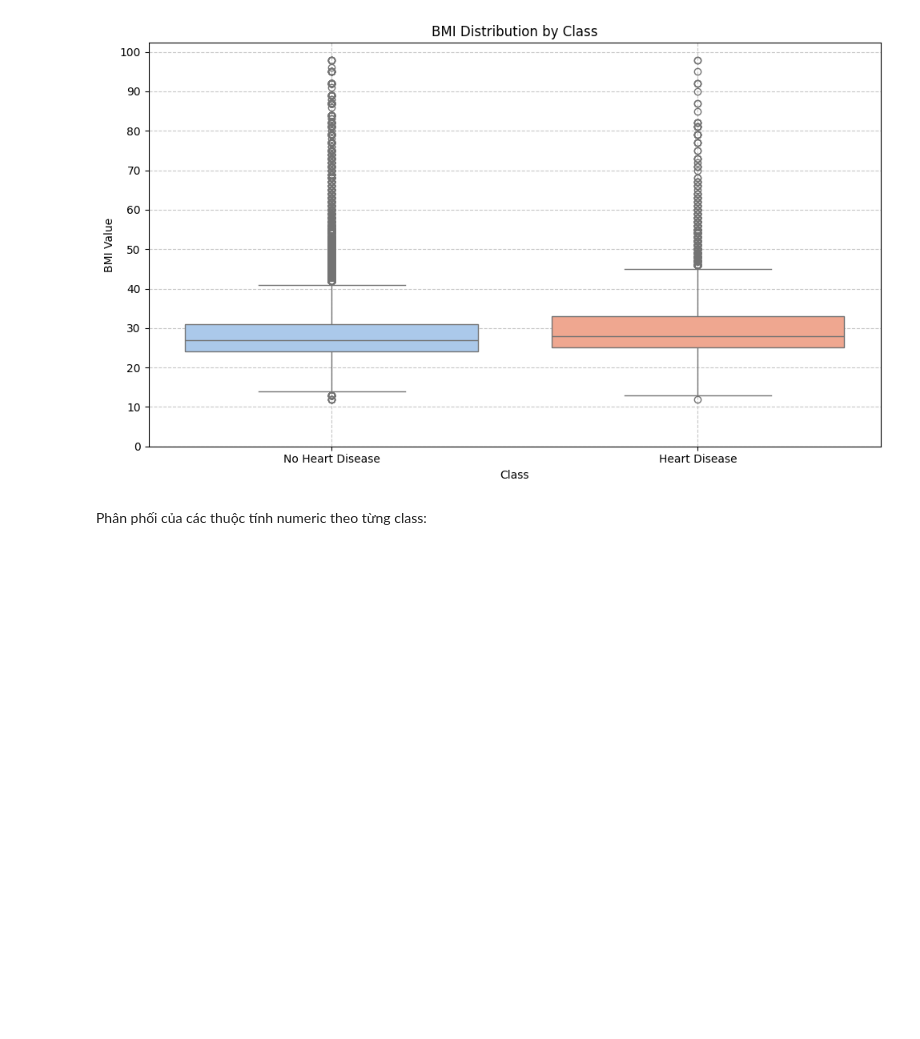
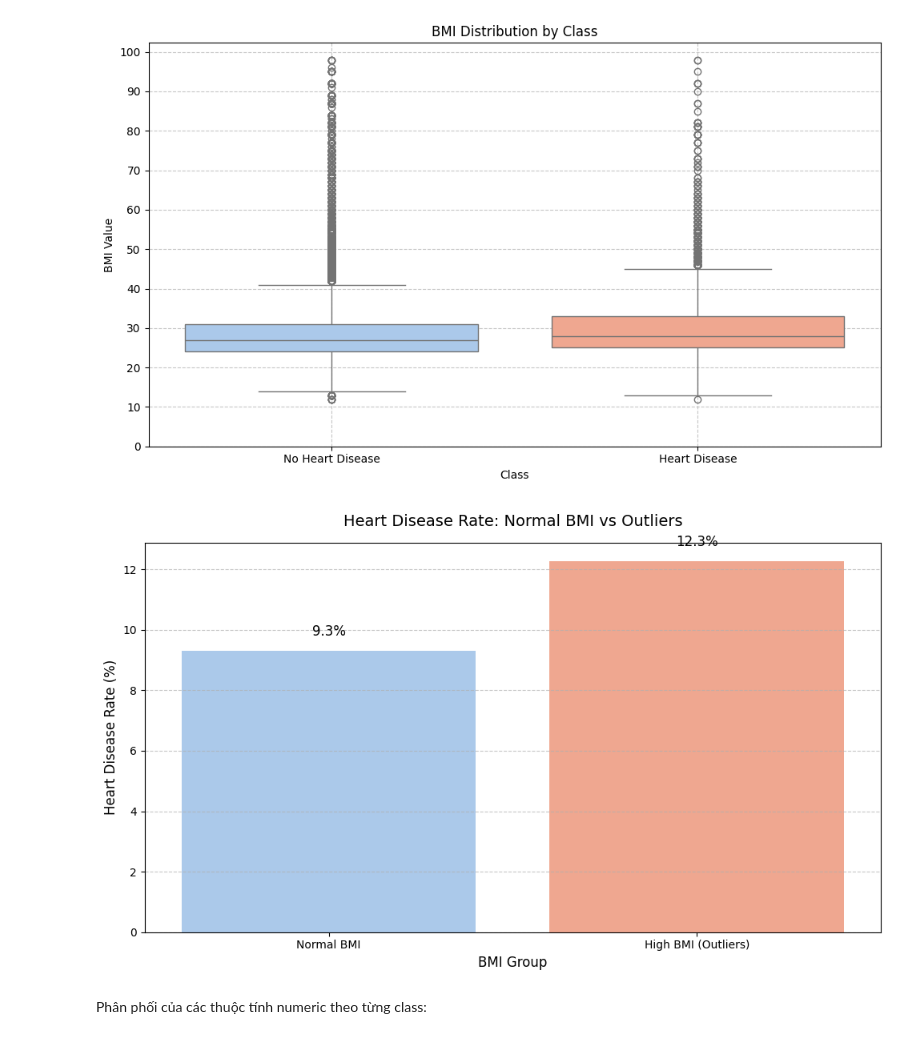
Before and after one commit to Kizza2014/machine_learning, a Jupyter notebook: final_term/eda.ipynb, the cells around one changed output. Saved outputs shown, nothing was run; the diff lists cells and outputs as text; code cells hidden in the pictures; blank space fills up the shorter version.

```diff
--- a/final_term/eda.ipynb
+++ b/final_term/eda.ipynb
@@ -162,6 +162,39 @@ plt.tight_layout()
 # plt.savefig('figures/BMI_distribution_by_class.jpg')
 # %% [output]
 [figure]
+# %%
+Q1 = data['BMI'].quantile(0.25)
+Q3 = data['BMI'].quantile(0.75)
+IQR = Q3 - Q1
+upper_bound = Q3 + 1.5 * IQR
+
+bmi_groups = pd.DataFrame({
+    'Group': ['Normal BMI', 'High BMI (Outliers)'],
+    'Heart Disease Rate (%)': [
+        data[data['BMI'] <= upper_bound]['HeartDiseaseorAttack'].mean() * 100,
+        data[data['BMI'] > upper_bound]['HeartDiseaseorAttack'].mean() * 100
+    ]
+})
+
+plt.figure(figsize=(10, 6))
+ax = sns.barplot(x='Group', y='Heart Disease Rate (%)', data=bmi_groups,
+                palette=['#a1c9f4','#ff9f80'])
+
+plt.title('Heart Disease Rate: Normal BMI vs Outliers', fontsize=14, pad=15)
+plt.xlabel('BMI Group', fontsize=12)
+plt.ylabel('Heart Disease Rate (%)', fontsize=12)
+
+# add percentages
+for i, v in enumerate(bmi_groups['Heart Disease Rate (%)']):
+    ax.text(i, v + 0.5, f'{v:.1f}%', ha='center', fontsize=12)
+
+plt.grid(axis='y', linestyle='--', alpha=0.7)
+plt.tight_layout()
+
+plt.savefig('figures/heart_disease_rate_of_BMI_outliers.jpg')
+plt.show()
+# %% [output]
+[figure, added]
 # %% [markdown]
 Phân phối của các thuộc tính numeric theo từng class:
 # %%
```
Also changed, not shown: parts of 2 cells of this notebook, 3 other files.
